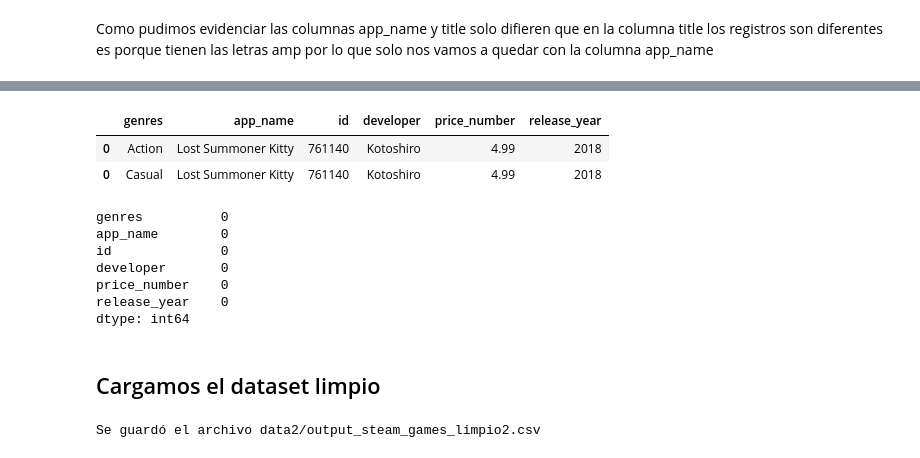
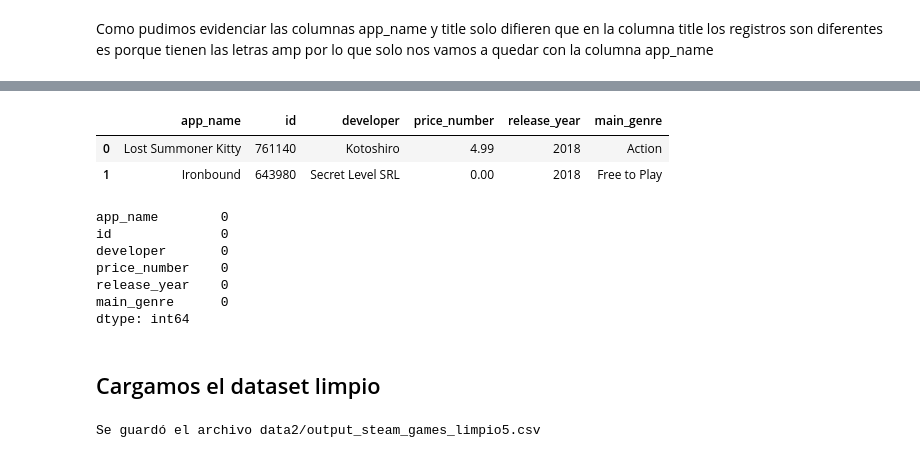
Before and after one commit to ASGuzman/PI_MLOps_Steam, a Jupyter notebook: 01_ETL_Output.ipynb, the cells around one changed output, grey strips where cells are left out. Saved outputs shown, nothing was run; the diff lists cells and outputs as text; code cells hidden in the pictures.

```diff
--- a/01_ETL_Output.ipynb
+++ b/01_ETL_Output.ipynb
@@ -292,6 +358,6 @@ df_output
 # %% [markdown]
 ## Variables App_name, title y developer
 # %%
-columnas_a_llenar = [ 'app_name', 'title', 'developer']
-df_output[columnas_a_llenar] = df_output[columnas_a_llenar].fillna("Sin datos")
+columnas_a_llenar = ["app_name", "title","developer"]
+df_unique_genre[columnas_a_llenar] = df_unique_genre[columnas_a_llenar].fillna("Sin datos")
 # %%
@@ -304,7 +370,7 @@ else:
 # %% [output]
 Las columnas 'app_name' y 'title' no son iguales en todos los registros.
 # %%
-df_output['son_iguales'] = df_output['app_name'] == df_output['title']
-filas_no_iguales = df_output[df_output['son_iguales'] == False]
+df_unique_genre["son_iguales"] = df_unique_genre["app_name"] == df_unique_genre["title"]
+filas_no_iguales = df_unique_genre[df_unique_genre["son_iguales"] == False]
 filas_no_iguales
 # %% [output]
@@ -344,4 +402,4 @@ dtype: int64
 # %% [markdown]
 Como pudimos evidenciar las columnas app_name y title solo difieren que en la columna title los registros son diferentes es porque tienen las letras amp por lo que solo nos vamos a quedar con la columna app_name
 # %%
-df_output.drop(columns=["title"],axis=1,inplace=True)
+df_unique_genre.drop(columns=["title"],axis=1,inplace=True)
@@ -366,2 +422,2 @@ df_output
 # %%
-df_output.drop(["release_date", "price","url","publisher","reviews_url","tags"], axis=1, inplace=True)
+df_unique_genre.drop(["son_iguales"], axis=1, inplace=True)
@@ -374,24 +424,24 @@ df_output.drop(["son_iguales"], axis=1, inplace=True)
 # %%
-df_output.head(2)
+df_unique_genre.head(2)
 # %% [output]
-|  | genres | app_name | id | developer | price_number | release_year |
-| 0 | Action | Lost Summoner Kitty | 761140 | Kotoshiro | 4.99 | 2018 |
-| 0 | Casual | Lost Summoner Kitty | 761140 | Kotoshiro | 4.99 | 2018 |
+|  | app_name | id | developer | price_number | release_year | main_genre |
+| 0 | Lost Summoner Kitty | 761140 | Kotoshiro | 4.99 | 2018 | Action |
+| 1 | Ironbound | 643980 | Secret Level SRL | 0.00 | 2018 | Free to Play |
 # %%
-df_output.isnull().sum()
+df_unique_genre.isnull().sum()
 # %% [output]
-genres          0
 app_name        0
 id              0
 developer       0
 price_number    0
 release_year    0
+main_genre      0
 dtype: int64
 # %% [markdown]
 ## Cargamos el dataset limpio
 # %%
-archivo_limpio = 'data2/output_steam_games_limpio2.csv'
+archivo_limpio = 'data2/output_steam_games_limpio5.csv'
 df_output.to_csv(archivo_limpio, index=False, encoding='utf-8')
 print(f'Se guardó el archivo {archivo_limpio}')
 # %% [output]
-Se guardó el archivo data2/output_steam_games_limpio2.csv
+Se guardó el archivo data2/output_steam_games_limpio5.csv
```
Also changed, not shown: parts of 34 cells of this notebook.
